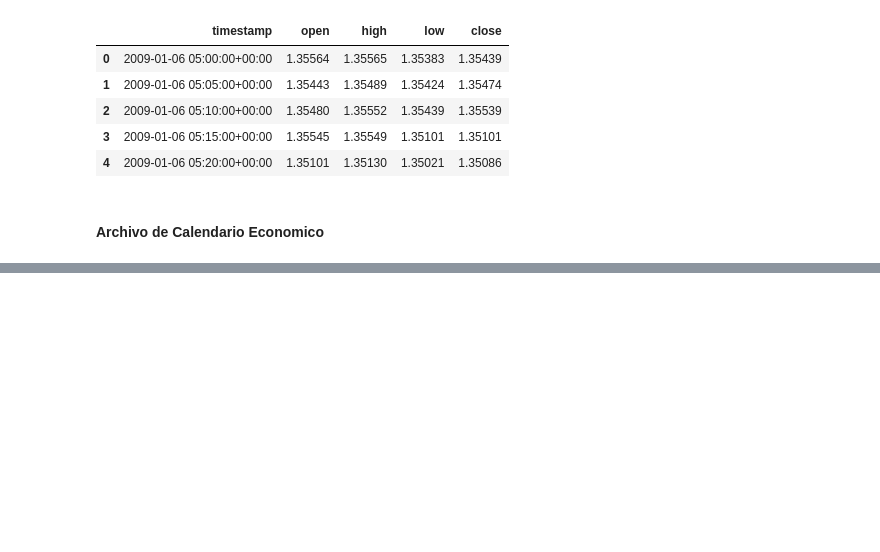
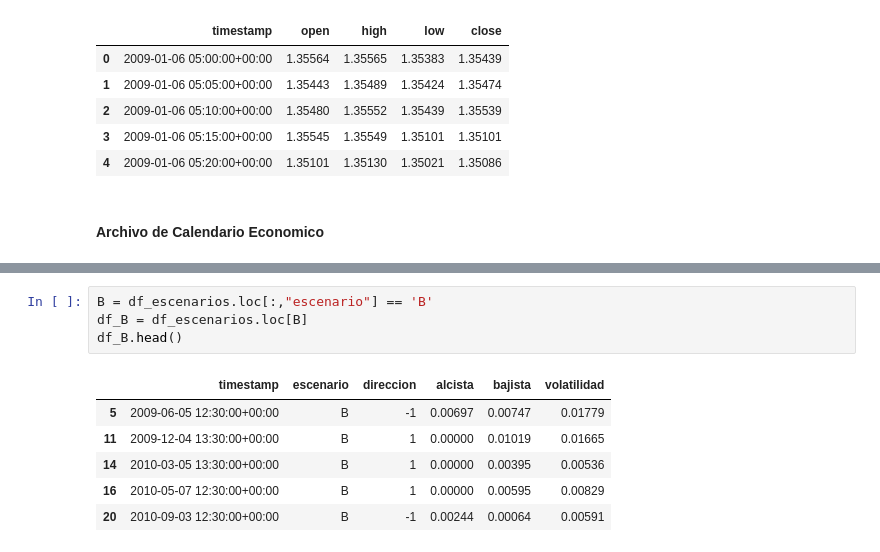
Before and after one commit to jocelynmedel/MyST_ProyectoFinal, a Jupyter notebook: ProyectoFinal-MAJ.ipynb, the cells around one changed output, grey strips where cells are left out. Saved outputs shown, nothing was run; the diff lists cells and outputs as text; blank space fills up the shorter version.

```diff
--- a/ProyectoFinal-MAJ.ipynb
+++ b/ProyectoFinal-MAJ.ipynb
@@ -47,0 +215,11 @@ data.head()
+# %%
+B = df_escenarios.loc[:,"escenario"] == 'B'
+df_B = df_escenarios.loc[B]
+df_B.head()
+# %% [output]
+|  | timestamp | escenario | direccion | alcista | bajista | volatilidad |
+| 5 | 2009-06-05 12:30:00+00:00 | B | -1 | 0.00697 | 0.00747 | 0.01779 |
+| 11 | 2009-12-04 13:30:00+00:00 | B | 1 | 0.00000 | 0.01019 | 0.01665 |
+| 14 | 2010-03-05 13:30:00+00:00 | B | 1 | 0.00000 | 0.00395 | 0.00536 |
+| 16 | 2010-05-07 12:30:00+00:00 | B | 1 | 0.00000 | 0.00595 | 0.00829 |
+| 20 | 2010-09-03 12:30:00+00:00 | B | -1 | 0.00244 | 0.00064 | 0.00591 |
```
Also changed, not shown: parts of 20 cells of this notebook.
